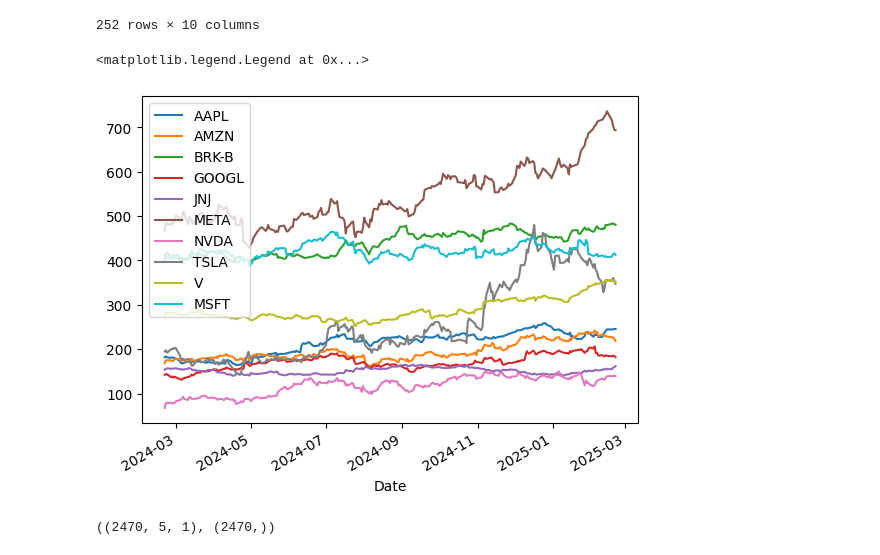
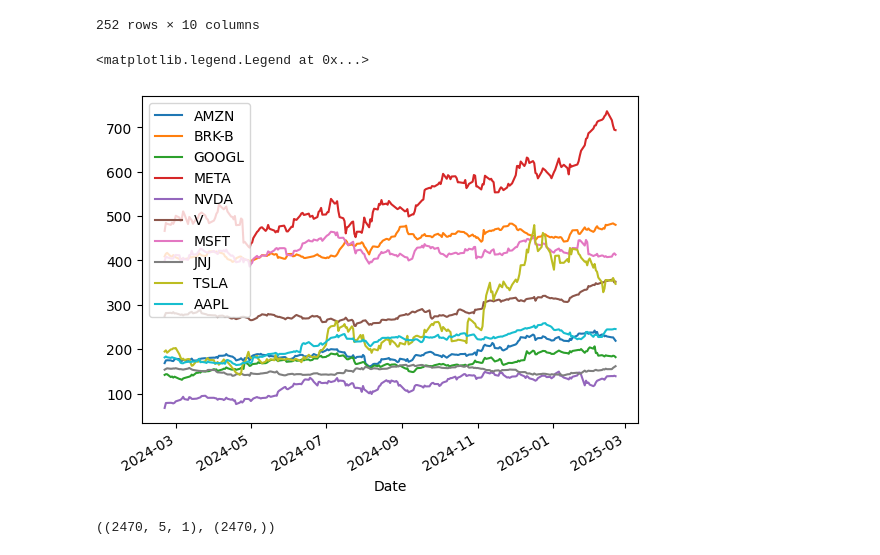
Before and after one commit to numisrm/Price_and_volatility_predicitons, a Jupyter notebook: Close_Data.ipynb, the cells around one changed output. Saved outputs shown, nothing was run; the diff lists cells and outputs as text; code cells hidden in the pictures.

```diff
--- a/Close_Data.ipynb
+++ b/Close_Data.ipynb
@@ -25,19 +25,28 @@ close
 | 2025-02-21 | 245.460007 | 218.970001 | 480.480408 | 182.044998 | 161.630005 | 694.005005 | 413.100006 | 139.044998 | 347.359894 | 352.054993 |
 252 rows × 10 columns
 # %%
-#stock_to_use = 'AAPL'
-stocks = ['AAPL', 'AMZN', 'BRK-B', 'GOOGL', 'JNJ', 'META', 'NVDA', 'TSLA', 'V', 'MSFT']
+stock_to_use = 'AAPL'
+stocks = ['AAPL', 'AMZN', 'BRK-B', 'GOOGL', 'META', 'NVDA', 'V', 'MSFT', 'JNJ', 'TSLA']
+
+if stock_to_use in stocks:
+    stocks.remove(stock_to_use)
+else:
+    print('ERROR')
+
+stocks.append(stock_to_use)
+
 stock_data = []
+
 for i in stocks:
     stock_data.append(close[i])
     close[i].plot(label=i)
 
 plt.legend()
 #stock = close[stock_to_use]
 #stock.plot()
 # %% [output]
 <matplotlib.legend.Legend at 0x...>
-[figure, old version]
+[figure, new version]
 # %%
 def df_to_X_y(df, window_size=5):
   df_as_np = df.to_numpy()
```
Also changed, not shown: parts of 9 cells of this notebook, 2 other files.
